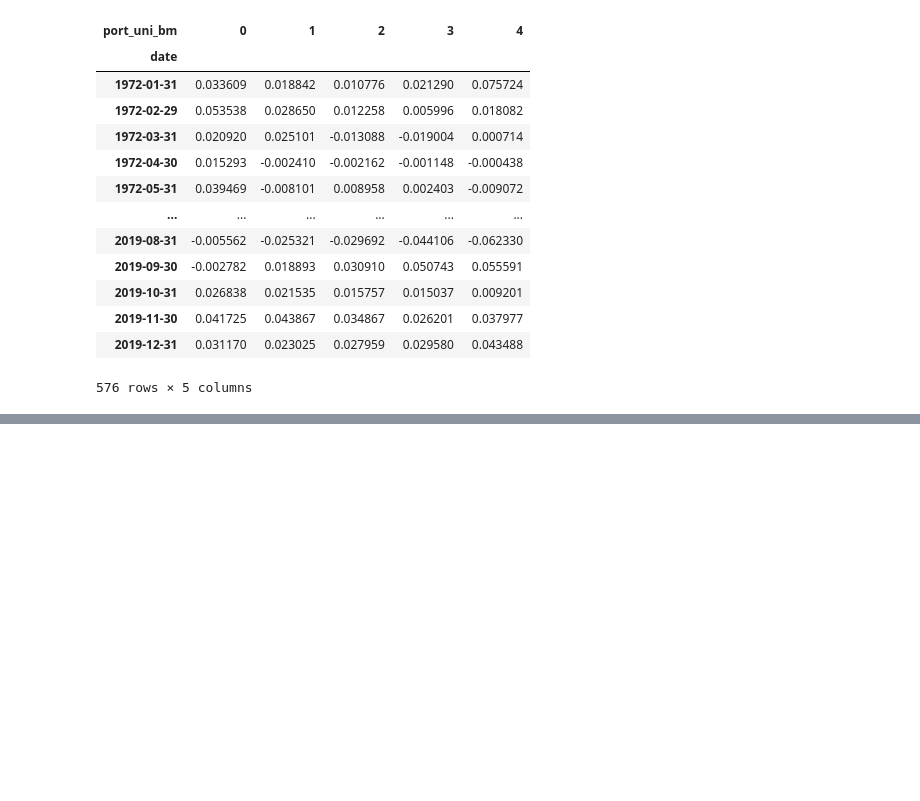
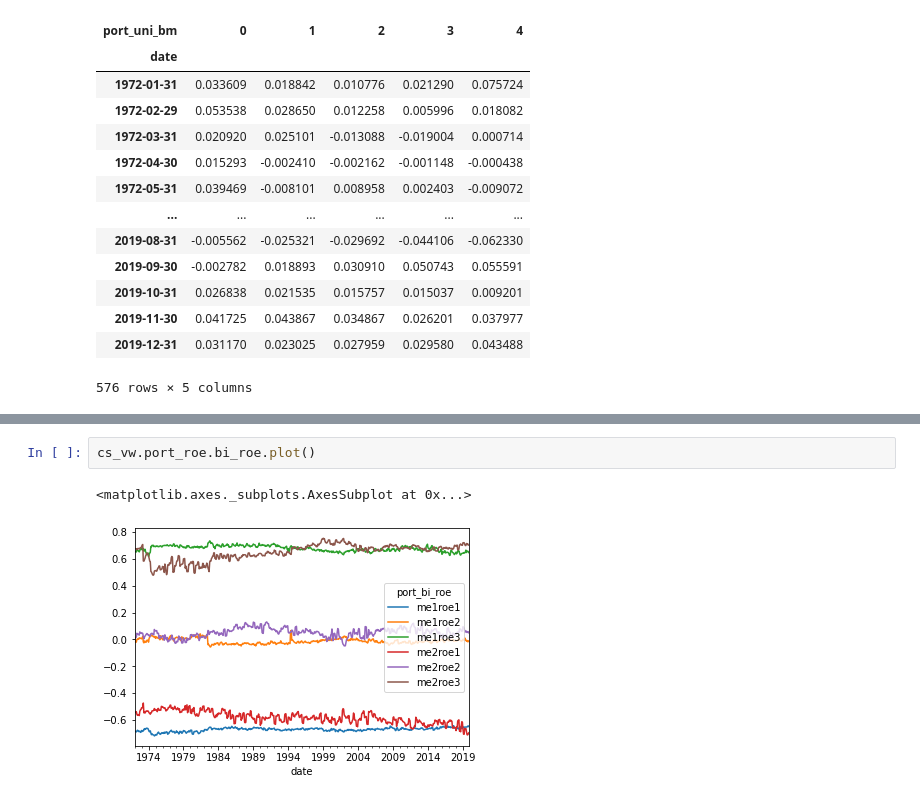
Before and after one commit to xinhe97/SortCS, a Jupyter notebook: example.ipynb, the cells around one changed output, grey strips where cells are left out. Drawn from its saved outputs; the diff is of its cells as text; blank space fills up the shorter version.

```diff
--- a/example.ipynb
+++ b/example.ipynb
@@ -107,0 +133,5 @@ cs_vw.port_bm.uni_ret
+# %%
+cs_vw.port_roe.bi_roe.plot()
+# %% [output]
+<matplotlib.axes._subplots.AxesSubplot at 0x...>
+[figure, added]
```
Also changed, not shown: parts of 17 cells of this notebook, 1 other file.
